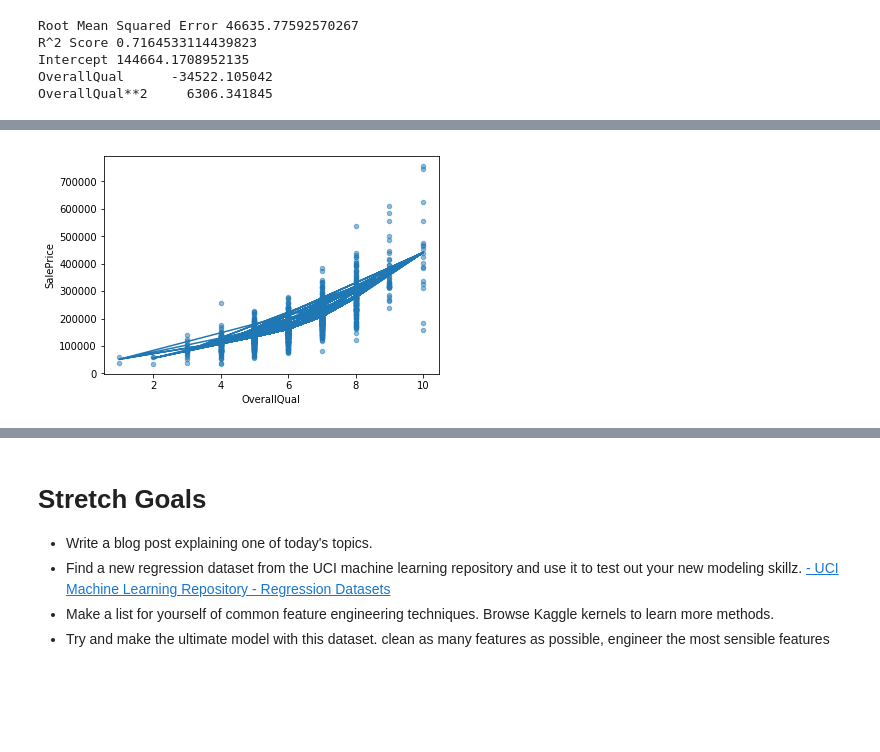
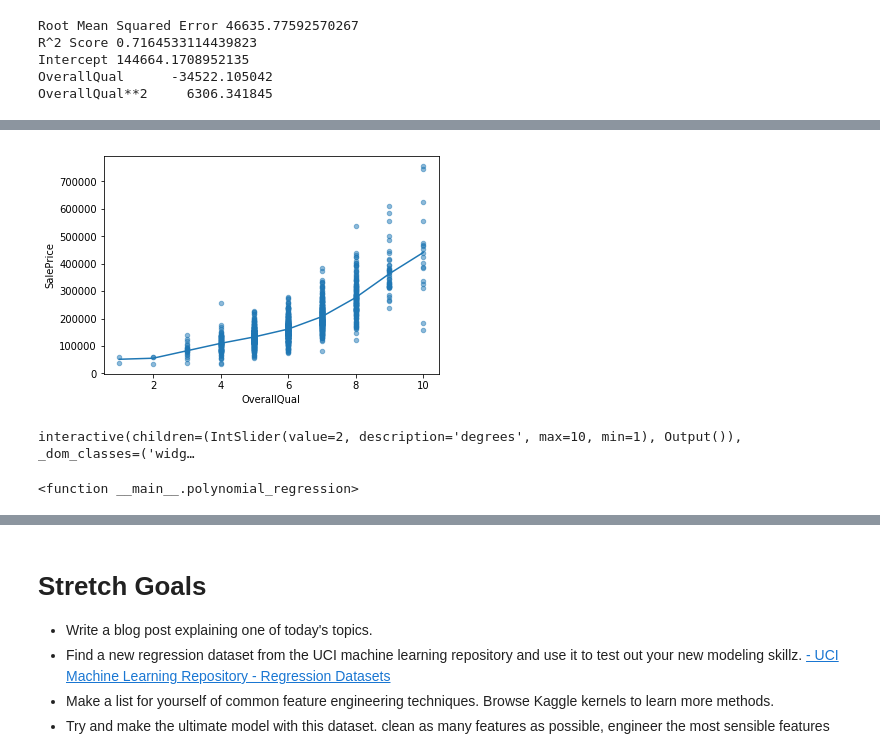
Before and after one commit to LambdaSchool/DS-Unit-2-Sprint-2-Regression, a Jupyter notebook: module2-polynomial-multiple-regression/Polynomial_Log_linear_Regression_Assignment.ipynb, the cells around one changed output, grey strips where cells are left out. Drawn from its saved outputs; the diff is of its cells as text; code cells hidden in the pictures; blank space fills up the shorter version.

```diff
--- a/module2-polynomial-multiple-regression/Polynomial_Log_linear_Regression_Assignment.ipynb
+++ b/module2-polynomial-multiple-regression/Polynomial_Log_linear_Regression_Assignment.ipynb
@@ -98,7 +98,3 @@ R^2 0.6677903728940002
 
 
 X_train, X_test, y_train, y_test = train_test_split(X, y, train_size=0.80, test_size=0.20, random_state=42)
-# %%
-ax = df.plot(x=feature, y=target, kind='scatter', alpha=0.5)
-ax.plot(X, y_pred)
-print('R^2', model.score(X, y))
@@ -178,6 +171,7 @@ OverallQual**2     6306.341845
 # %%
 # Generalize for higher degree polynomials, and print equation
 
+df = df.sort_values(by='OverallQual')
 def polynomial_regression(degrees=2):
 
     # Make polynomial features
@@ -210,3 +204,6 @@ R^2 0.6839537783809774
-[figure, old version]
+[figure, new version]
 # %%
 interact(polynomial_regression, degrees=(1,10))
+# %% [output]
+interactive(children=(IntSlider(value=2, description='degrees', max=10, min=1), Output()), _dom_classes=('widg…
+<function __main__.polynomial_regression>
```
Also changed, not shown: parts of 12 cells of this notebook.
